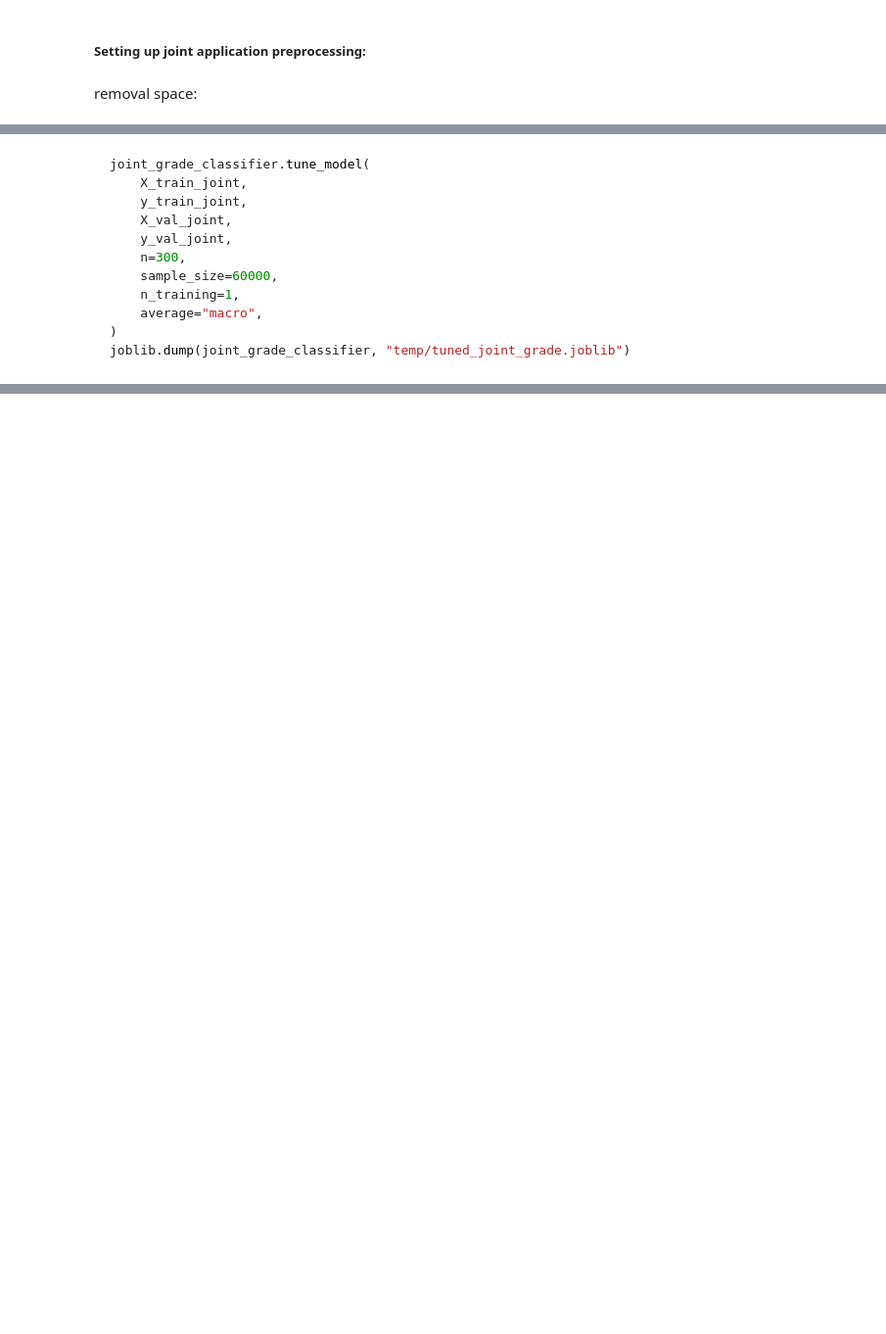
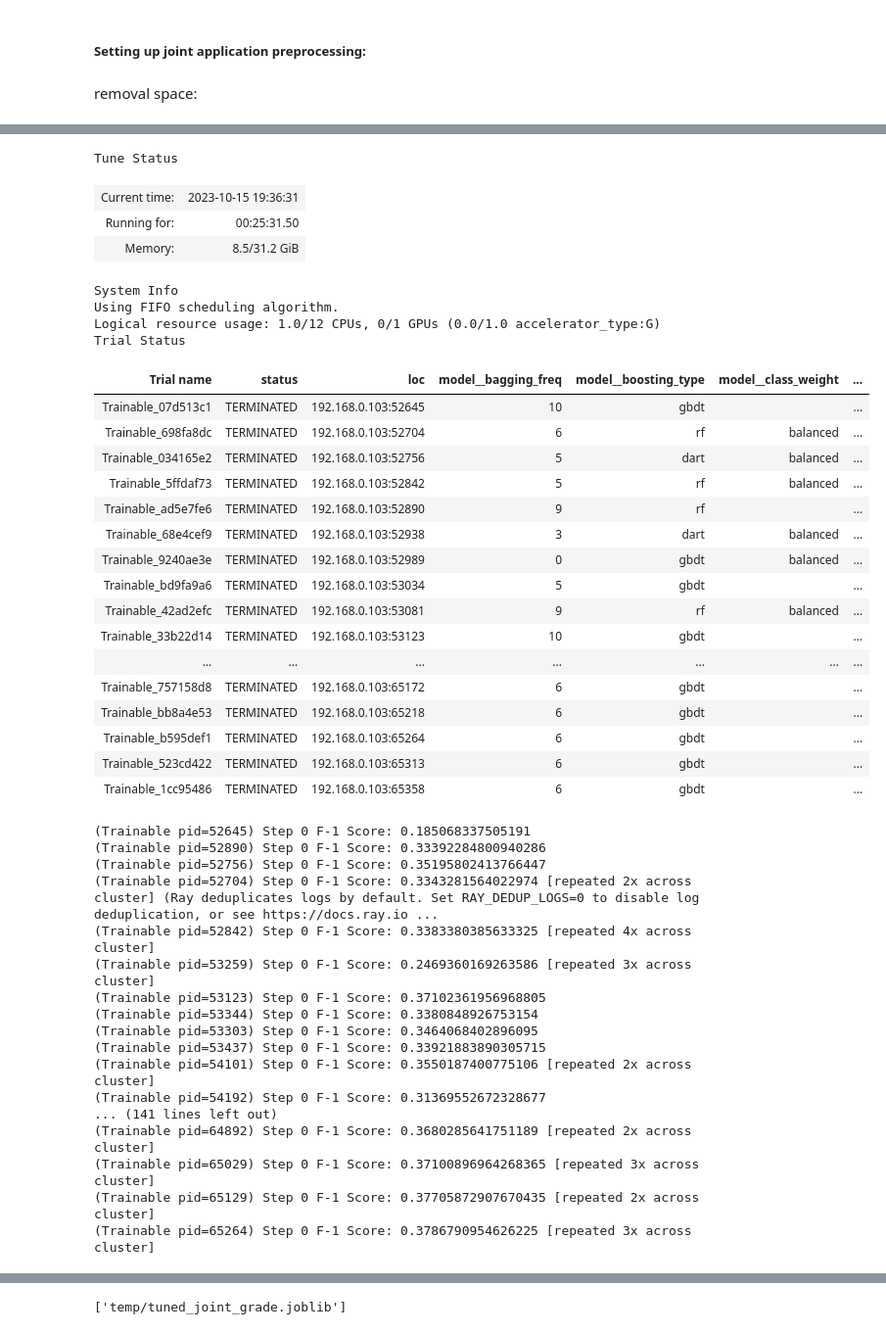
Before and after one commit to gediminas-skvarnavicius/lending-club, a Jupyter notebook: model_2_grade.ipynb, the cells around one changed output, grey strips where cells are left out. Shown: that part at 98% size. Cells and saved outputs as stored; diff of their text form; code cells hidden in the pictures; blank space fills up the shorter version.

````diff
--- a/model_2_grade.ipynb
+++ b/model_2_grade.ipynb
@@ -435,7 +569,8 @@ cols_to_drop_space_joint=joblib.load('temp/cols_to_drop_joint.joblib')
 # %%
 search_space_lgbm_joint = {
     "preprocess__feature_dropper__feats_to_drop": tune.choice(cols_to_drop_space_joint),
-    "model__num_leaves": tune.randint(10, 1025),
+    "model__max_depth": tune.randint(5,40),
+    "model__num_leaves": tune.randint(10, 2500),
     "model__n_estimators": tune.randint(10, 251),
     "model__learning_rate": tune.loguniform(0.001, 0.1),
     "model__bagging_freq": tune.randint(0, 11),
@@ -462,14 +598,56 @@ LGBMClassifier(class_weight='balanced', force_col_wise=True, num_threads=1,
-# %% [markdown]
-```python
-joint_grade_classifier.tune_model(
-    X_train_joint,
-    y_train_joint,
-    X_val_joint,
-    y_val_joint,
-    n=300,
-    sample_size=60000,
-    n_training=1,
-    average="macro",
-)
-joblib.dump(joint_grade_classifier, "temp/tuned_joint_grade.joblib")
-```
+# %%
+#```python
+joint_grade_classifier.tune_model(
+    X_train_joint,
+    y_train_joint,
+    X_val_joint,
+    y_val_joint,
+    n=240,
+    sample_size=50000,
+    n_training=1,
+    average="macro",
+)
+joblib.dump(joint_grade_classifier, "temp/tuned_joint_grade.joblib")
+# %% [output]
+Tune Status
+| Current time: | 2023-10-15 19:36:31 |
+| Running for: | 00:25:31.50 |
+| Memory: | 8.5/31.2 GiB |
+System Info
+Using FIFO scheduling algorithm.
+Logical resource usage: 1.0/12 CPUs, 0/1 GPUs (0.0/1.0 accelerator_type:G)
+Trial Status
+| Trial name | status | loc | model__bagging_freq | model__boosting_type | model__class_weight | ... |
+| Trainable_07d513c1 | TERMINATED | 192.168.0.103:52645 | 10 | gbdt |  | ... |
+| Trainable_698fa8dc | TERMINATED | 192.168.0.103:52704 | 6 | rf | balanced | ... |
+| Trainable_034165e2 | TERMINATED | 192.168.0.103:52756 | 5 | dart | balanced | ... |
+| Trainable_5ffdaf73 | TERMINATED | 192.168.0.103:52842 | 5 | rf | balanced | ... |
+| Trainable_ad5e7fe6 | TERMINATED | 192.168.0.103:52890 | 9 | rf |  | ... |
+| Trainable_68e4cef9 | TERMINATED | 192.168.0.103:52938 | 3 | dart | balanced | ... |
+| Trainable_9240ae3e | TERMINATED | 192.168.0.103:52989 | 0 | gbdt | balanced | ... |
+| Trainable_bd9fa9a6 | TERMINATED | 192.168.0.103:53034 | 5 | gbdt |  | ... |
+| Trainable_42ad2efc | TERMINATED | 192.168.0.103:53081 | 9 | rf | balanced | ... |
+| Trainable_33b22d14 | TERMINATED | 192.168.0.103:53123 | 10 | gbdt |  | ... |
+| ... | ... | ... | ... | ... | ... | ... |
+| Trainable_757158d8 | TERMINATED | 192.168.0.103:65172 | 6 | gbdt |  | ... |
+| Trainable_bb8a4e53 | TERMINATED | 192.168.0.103:65218 | 6 | gbdt |  | ... |
+| Trainable_b595def1 | TERMINATED | 192.168.0.103:65264 | 6 | gbdt |  | ... |
+| Trainable_523cd422 | TERMINATED | 192.168.0.103:65313 | 6 | gbdt |  | ... |
+| Trainable_1cc95486 | TERMINATED | 192.168.0.103:65358 | 6 | gbdt |  | ... |
+(Trainable pid=52645) Step 0 F-1 Score: 0.185068337505191
+(Trainable pid=52890) Step 0 F-1 Score: 0.33392284800940286
+(Trainable pid=52756) Step 0 F-1 Score: 0.35195802413766447
+(Trainable pid=52704) Step 0 F-1 Score: 0.3343281564022974 [repeated 2x across cluster] (Ray deduplicates logs by default. Set RAY_DEDUP_LOGS=0 to disable log deduplication, or see https://docs.ray.io ...
+(Trainable pid=52842) Step 0 F-1 Score: 0.3383380385633325 [repeated 4x across cluster]
+(Trainable pid=53259) Step 0 F-1 Score: 0.2469360169263586 [repeated 3x across cluster]
+(Trainable pid=53123) Step 0 F-1 Score: 0.37102361956968805
+(Trainable pid=53344) Step 0 F-1 Score: 0.3380848926753154
+(Trainable pid=53303) Step 0 F-1 Score: 0.3464068402896095
+(Trainable pid=53437) Step 0 F-1 Score: 0.33921883890305715
+(Trainable pid=54101) Step 0 F-1 Score: 0.3550187400775106 [repeated 2x across cluster]
+(Trainable pid=54192) Step 0 F-1 Score: 0.31369552672328677
+... (141 lines left out)
+(Trainable pid=64892) Step 0 F-1 Score: 0.3680285641751189 [repeated 2x across cluster]
+(Trainable pid=65029) Step 0 F-1 Score: 0.37100896964268365 [repeated 3x across cluster]
+(Trainable pid=65129) Step 0 F-1 Score: 0.37705872907670435 [repeated 2x across cluster]
+(Trainable pid=65264) Step 0 F-1 Score: 0.3786790954626225 [repeated 3x across cluster]
@@ -476,3 +656,4 @@ joblib.dump(joint_grade_classifier, "temp/tuned_joint_grade.joblib")
+['temp/tuned_joint_grade.joblib']
 # %%
 joint_grade_classifier=joblib.load("temp/tuned_joint_grade.joblib")
 # %%
````
Also changed, not shown: parts of 59 cells of this notebook, 7 other files.
